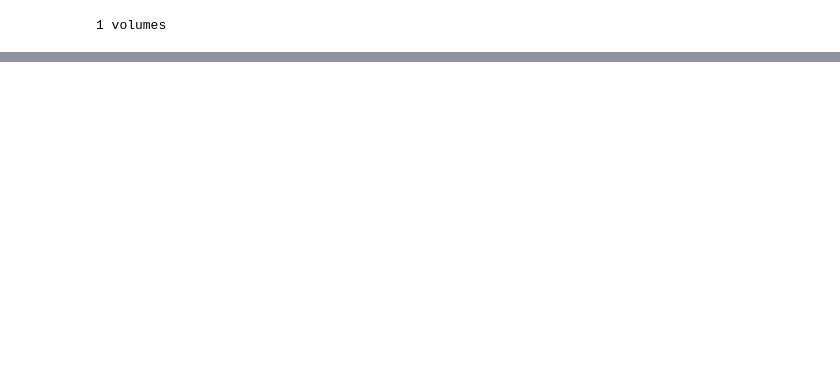
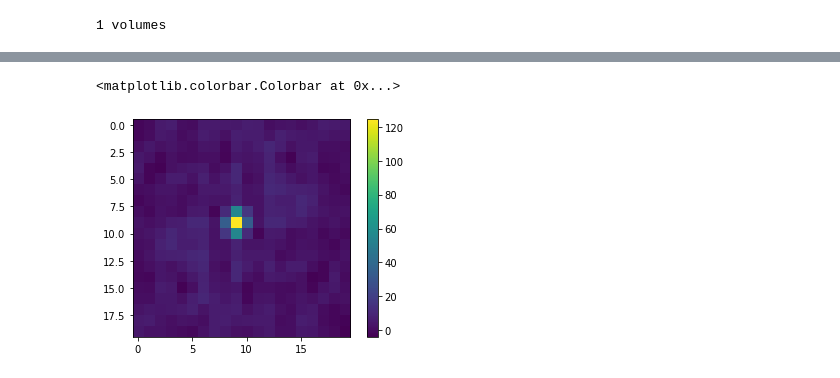
Before and after one commit to TuragaLab/decode_fish, a Jupyter notebook: nbs/08_dataset.ipynb, the cells around one changed output, grey strips where cells are left out. Saved outputs shown, nothing was run; the diff lists cells and outputs as text; code cells hidden in the pictures; blank space fills up the shorter version.

```diff
--- a/nbs/08_dataset.ipynb
+++ b/nbs/08_dataset.ipynb
@@ -436,0 +508,10 @@ local_rate.shape
+# %%
+img = cpu(img_stack[:,col_chs.nonzero()[0]])[5,0,0,175:225,250:300]
+img = img - img.mean()
+img = img/img.max()
+auto = scipy.signal.correlate2d(img,img)
+plt.imshow(auto[40:60,40:60])
+plt.colorbar()
+# %% [output]
+<matplotlib.colorbar.Colorbar at 0x...>
+[figure, added]
```
Also changed, not shown: parts of 27 cells of this notebook, 36 other files.
